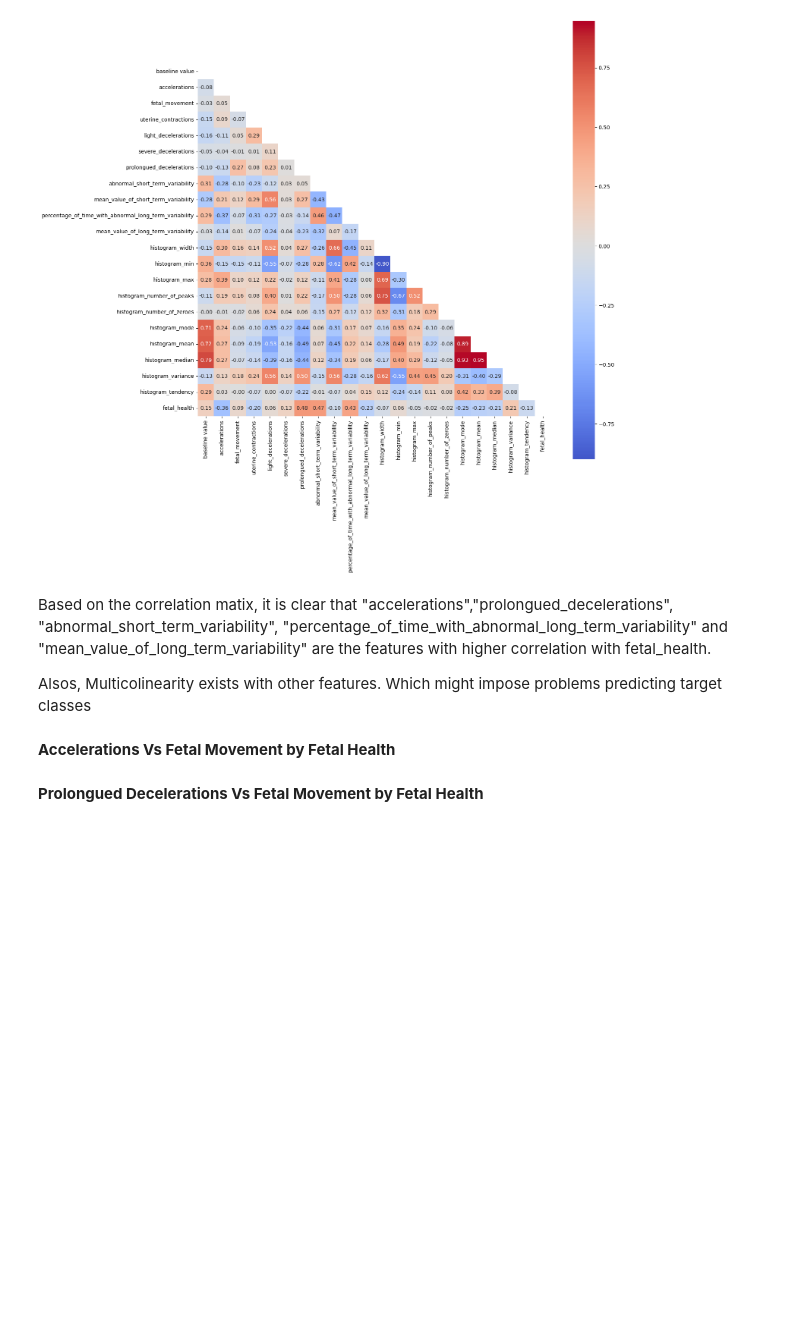
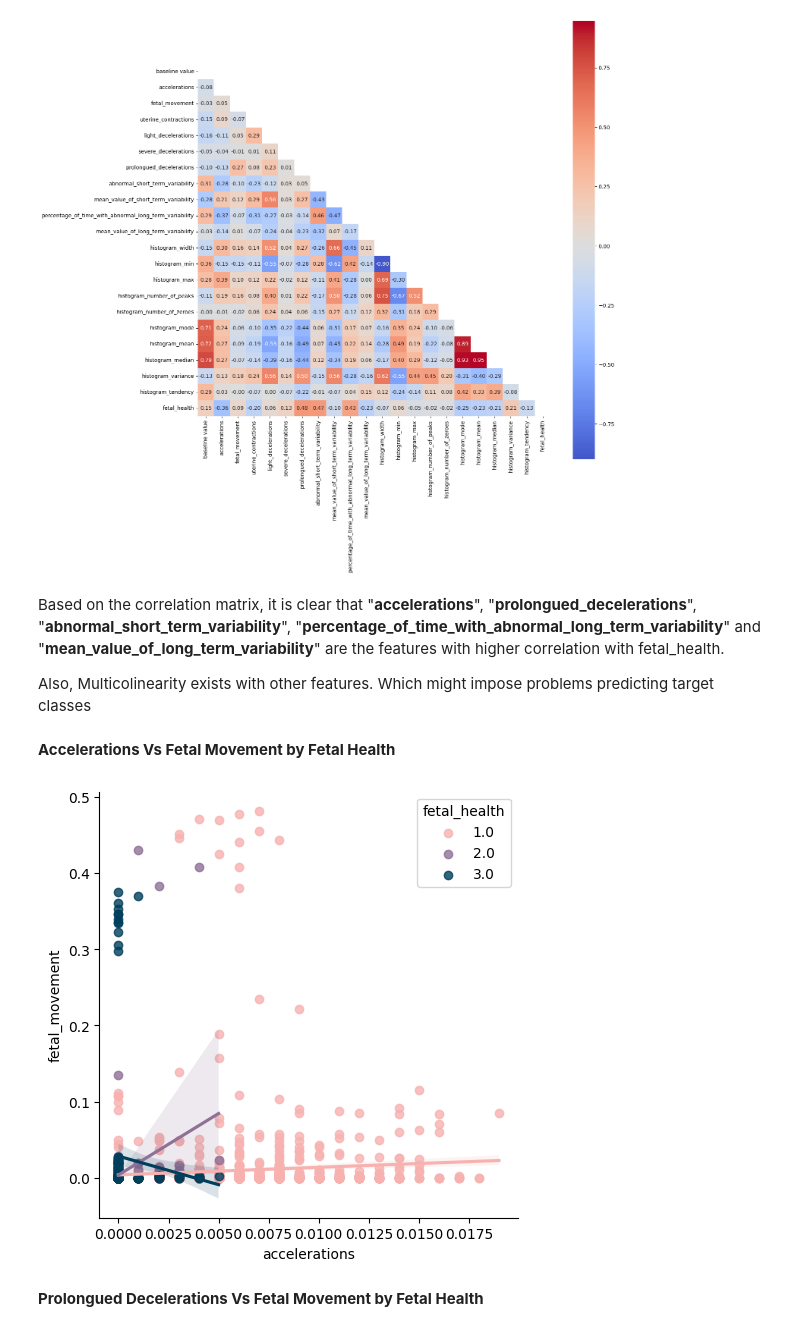
Before and after one commit to Tasfiq-K/fetal-health-analysis-and-classification, a Jupyter notebook: notebooks/fetal-health-analysis.ipynb, the cells around one changed output. Drawn from its saved outputs; the diff is of its cells as text; code cells hidden in the pictures; blank space fills up the shorter version.

```diff
--- a/notebooks/fetal-health-analysis.ipynb
+++ b/notebooks/fetal-health-analysis.ipynb
@@ -249,9 +249,4 @@ plt.show()
 Apart from **baseline value**, **uterine_contractions**, **abnormal_short_time_variability**, **histogram_width**, **histogram_min**, **histogram_median**, **histogram_tendency** all the other numerical features are more or less skewed.
 
 **light_decelerations** , **fetal_movement**, **prolongued_decelerations**, **histogram_number_of_zeroes**, **histogram_variance** are highly skewed.
-# %%
-#first of all let us evaluate the target and find out if our data is imbalanced or not
-
-colours=["#f7b2b0","#8f7198", "#003f5c"]
-sns.countplot(data= data, x="fetal_health",palette=colours)
 # %%
@@ -353,14 +382,21 @@ plt.show()
 # %% [output]
 [figure]
 # %% [markdown]
-Based on the correlation matix, it is clear that "accelerations","prolongued_decelerations", "abnormal_short_term_variability", "percentage_of_time_with_abnormal_long_term_variability" and "mean_value_of_long_term_variability" are the features with higher correlation with fetal_health.
+Based on the correlation matrix, it is clear that "**accelerations**", "**prolongued_decelerations**", "**abnormal_short_term_variability**", "**percentage_of_time_with_abnormal_long_term_variability**" and "**mean_value_of_long_term_variability**" are the features with higher correlation with fetal_health.
 
-Alsos, Multicolinearity exists with other features. Which might impose problems predicting target classes
+Also, Multicolinearity exists with other features. Which might impose problems predicting target classes
 # %% [markdown]
 **Accelerations Vs Fetal Movement by Fetal Health**
 # %%
-sns.lmplot(data =data,x="accelerations",y="fetal_movement",palette=colours, hue="fetal_health",legend_out=False)
+sns.lmplot(data=data,
+           x="accelerations",
+           y="fetal_movement",
+           palette=colours,
+           hue="fetal_health",
+           legend_out=False)
 plt.show()
+# %% [output]
+[figure, added]
 # %% [markdown]
 **Prolongued Decelerations Vs Fetal Movement by Fetal Health**
 # %%
```
Also changed, not shown: parts of 4 cells of this notebook.
